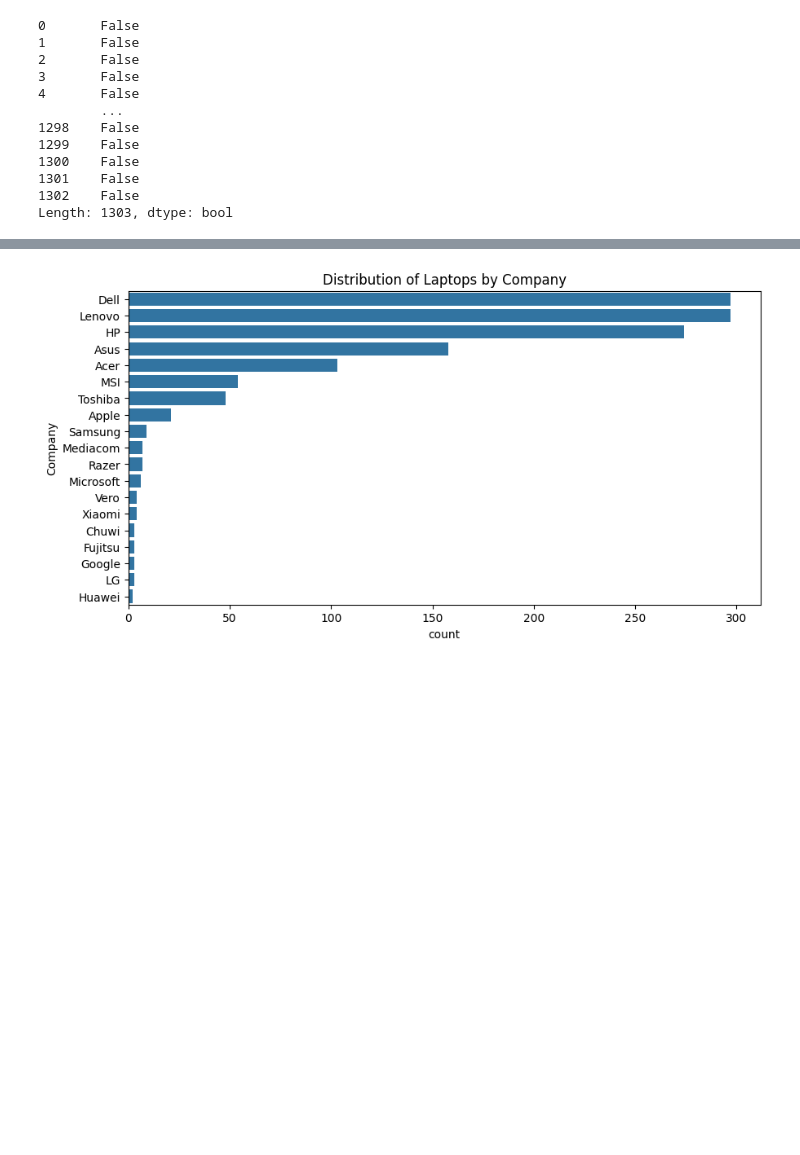
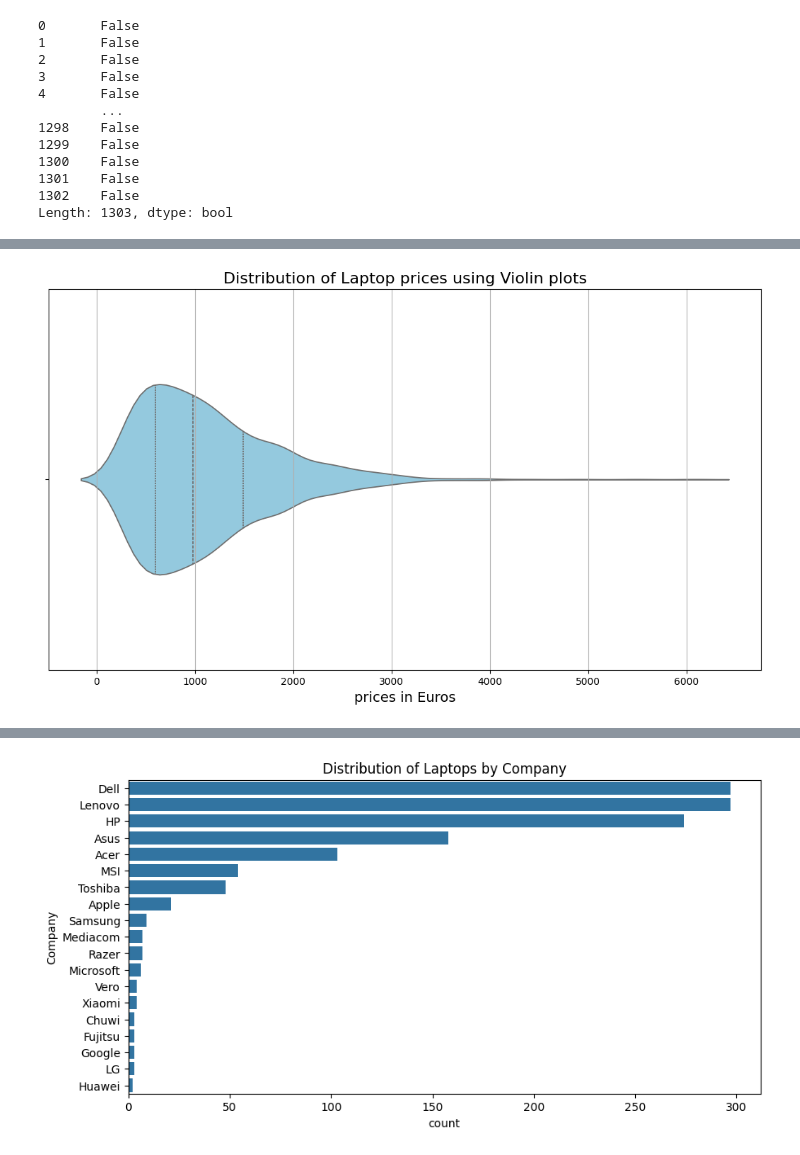
Before and after one commit to scientistEgong/Laptop-Price-Prediction-Model, a Jupyter notebook: Project_Files/Notebook_Files/Exploratory_Data_Analysis/Exploratory_Data_Analysis.ipynb.ipynb, the cells around one changed output, grey strips where cells are left out. Cells and saved outputs as stored; diff of their text form; code cells hidden in the pictures; blank space fills up the shorter version.

```diff
--- a/Project_Files/Notebook_Files/Exploratory_Data_Analysis/Exploratory_Data_Analysis.ipynb.ipynb
+++ b/Project_Files/Notebook_Files/Exploratory_Data_Analysis/Exploratory_Data_Analysis.ipynb.ipynb
@@ -196 +166,11 @@ df
+# %%
+# Distribution of prices using violin plots.
+plt.figure(figsize=(13, 7))
+sns.violinplot(x=df["price_euros"], color="skyblue", orient="h", width=0.5, inner="quartile")
+plt.title("Distribution of Laptop prices using Violin plots", fontsize=16)
+plt.xlabel("prices in Euros", fontsize=14)
+plt.grid(axis="x")
+plt.show()
+# %% [output]
+[figure, added]
 # %%
```
Also changed, not shown: parts of 10 cells of this notebook.
